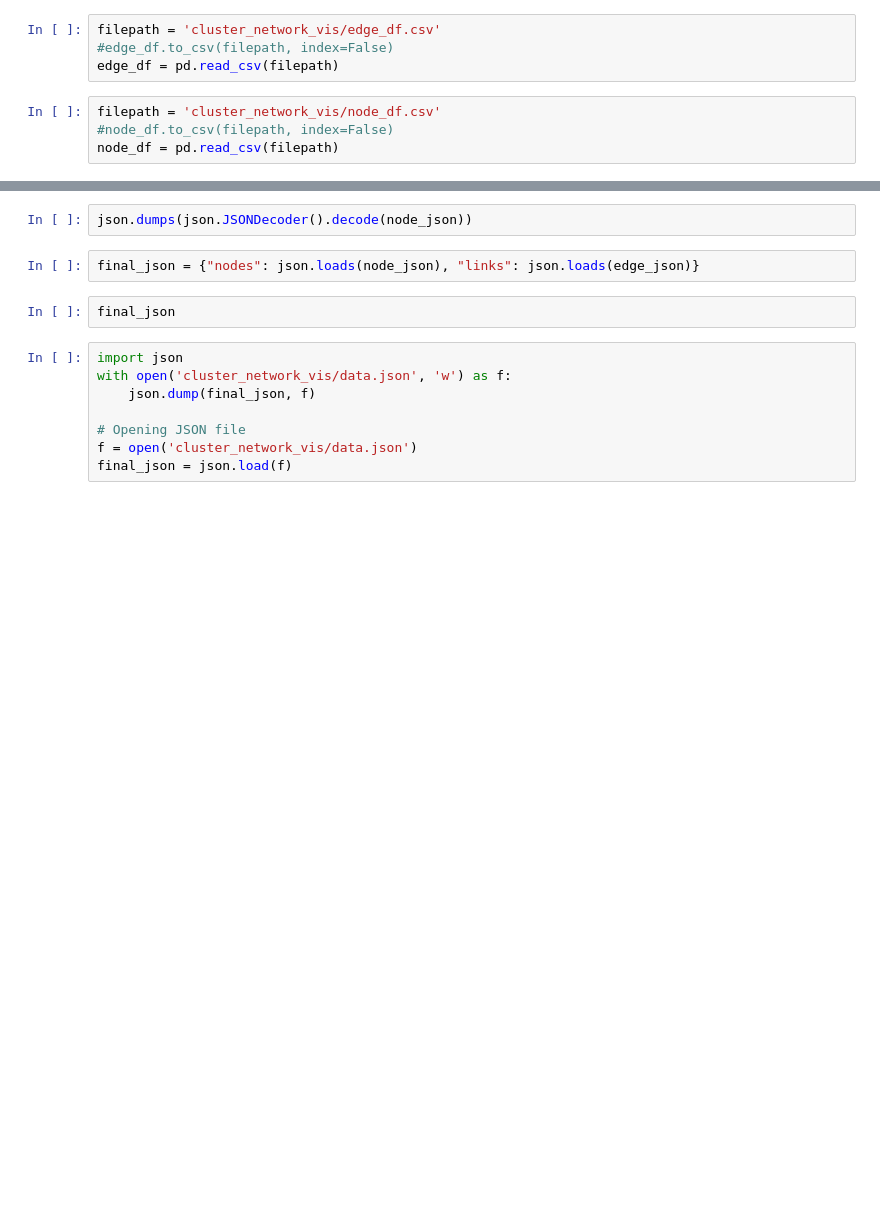
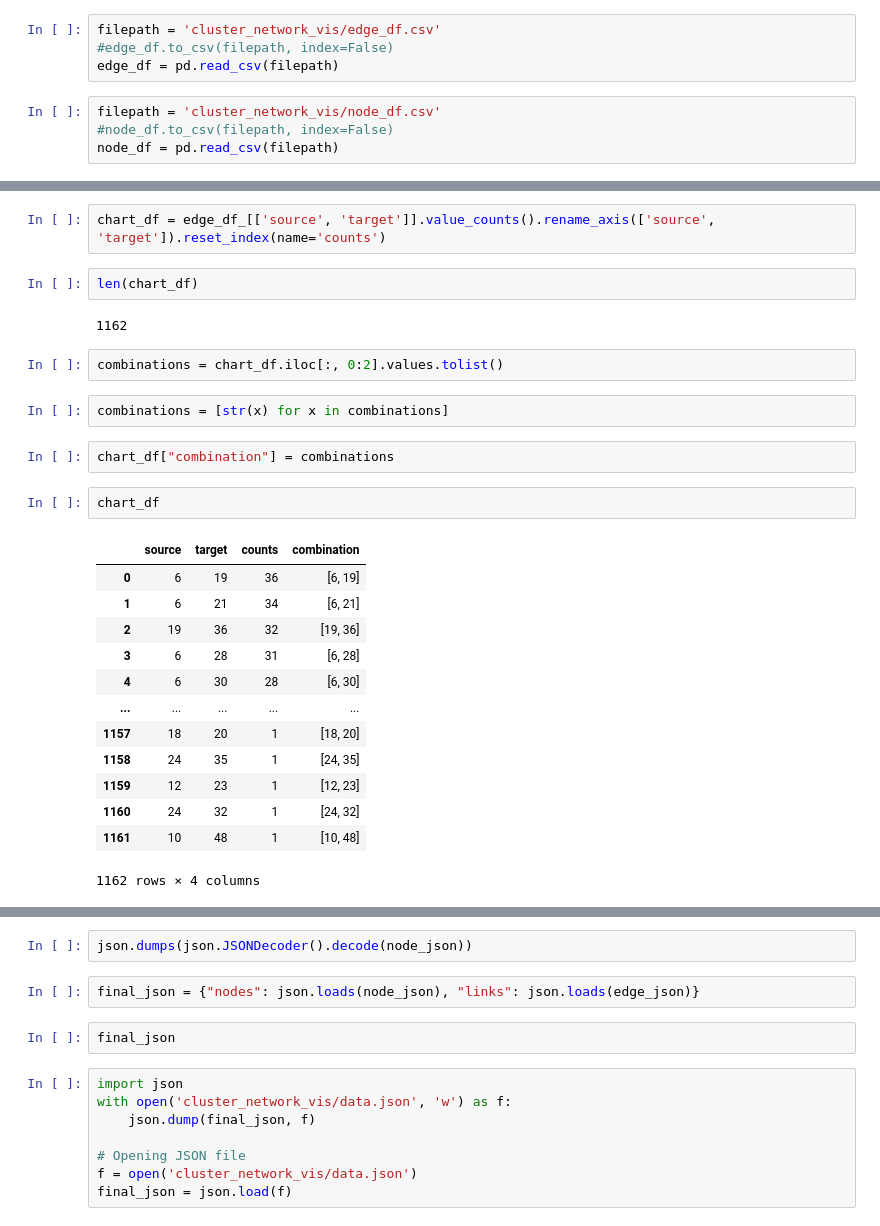
Before and after one commit to VBernasconi/Network_hands, a Jupyter notebook: CLUSTERS_KPS_ICONOGRAPHY_analysis_8_2022.ipynb, the cells around one changed output, grey strips where cells are left out. Saved outputs shown, nothing was run; the diff lists cells and outputs as text; blank space fills up the shorter version.

```diff
--- a/CLUSTERS_KPS_ICONOGRAPHY_analysis_8_2022.ipynb
+++ b/CLUSTERS_KPS_ICONOGRAPHY_analysis_8_2022.ipynb
@@ -335,0 +635,28 @@ node_json = node_df.to_json(orient="records")
+# %%
+chart_df = edge_df_[['source', 'target']].value_counts().rename_axis(['source', 'target']).reset_index(name='counts')
+# %%
+len(chart_df)
+# %% [output]
+1162
+# %%
+combinations = chart_df.iloc[:, 0:2].values.tolist()
+# %%
+combinations = [str(x) for x in combinations]
+# %%
+chart_df["combination"] = combinations
+# %%
+chart_df
+# %% [output]
+|  | source | target | counts | combination |
+| 0 | 6 | 19 | 36 | [6, 19] |
+| 1 | 6 | 21 | 34 | [6, 21] |
+| 2 | 19 | 36 | 32 | [19, 36] |
+| 3 | 6 | 28 | 31 | [6, 28] |
+| 4 | 6 | 30 | 28 | [6, 30] |
+| ... | ... | ... | ... | ... |
+| 1157 | 18 | 20 | 1 | [18, 20] |
+| 1158 | 24 | 35 | 1 | [24, 35] |
+| 1159 | 12 | 23 | 1 | [12, 23] |
+| 1160 | 24 | 32 | 1 | [24, 32] |
+| 1161 | 10 | 48 | 1 | [10, 48] |
+1162 rows × 4 columns
```
Also changed, not shown: parts of 88 cells of this notebook, 3 other files.
